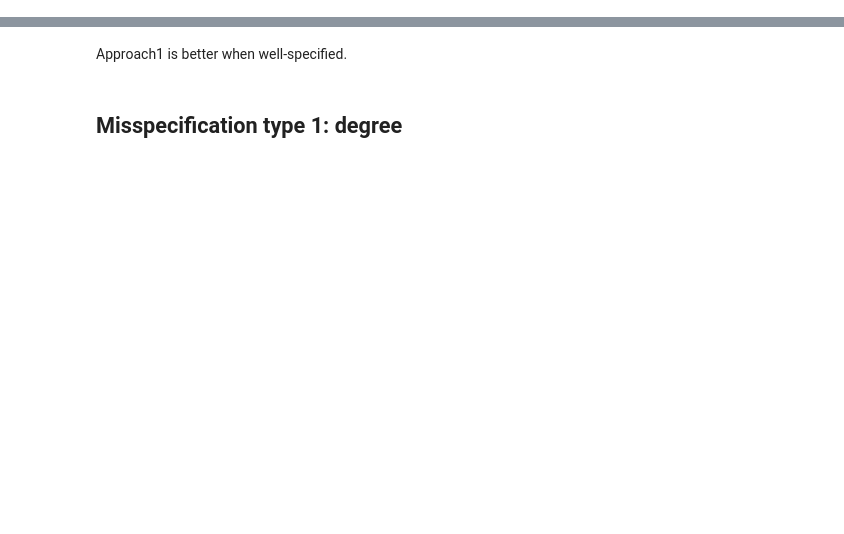
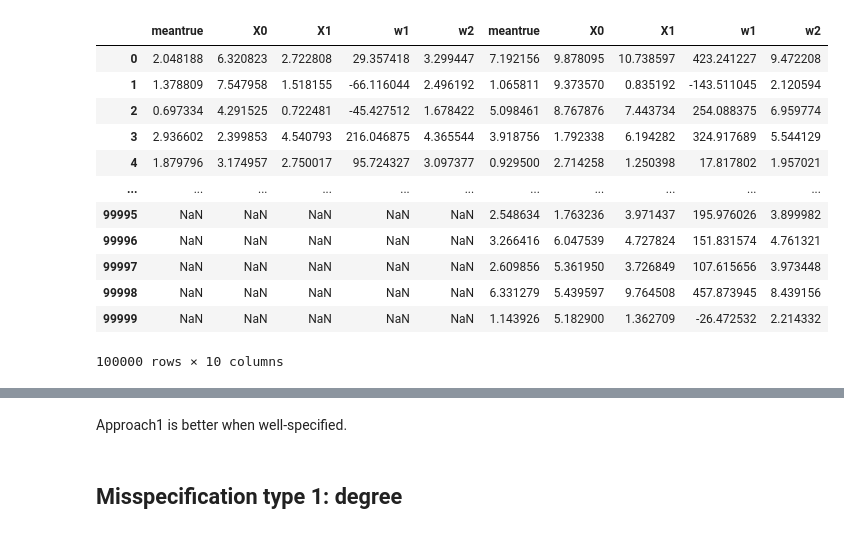
Before and after one commit to hyunjimoon/robust_optimization, a Jupyter notebook: src/SPEO.ipynb, the cells around one changed output, grey strips where cells are left out. Drawn from its saved outputs; the diff is of its cells as text; code cells hidden in the pictures; blank space fills up the shorter version.

```diff
--- a/src/SPEO.ipynb
+++ b/src/SPEO.ipynb
@@ -75,0 +51,18 @@ print(np.mean([- (profit * min(w, y) - cost * w) for w, y in zip(df.yw, df.what2
+# %%
+# err.plot(xlim = [1, 10], figsize = (15, 9), xlabel = "log2(trainsize)", ylabel = "loss")
+# err_m.plot(xlim = [1, 10], figsize = (15, 9), xlabel = "log2(trainsize)", ylabel = "misspecified_loss")
+pd.concat([train_df, test_df], axis= 1)
+# %% [output]
+|  | meantrue | X0 | X1 | w1 | w2 | meantrue | X0 | X1 | w1 | w2 |
+| 0 | 2.048188 | 6.320823 | 2.722808 | 29.357418 | 3.299447 | 7.192156 | 9.878095 | 10.738597 | 423.241227 | 9.472208 |
+| 1 | 1.378809 | 7.547958 | 1.518155 | -66.116044 | 2.496192 | 1.065811 | 9.373570 | 0.835192 | -143.511045 | 2.120594 |
+| 2 | 0.697334 | 4.291525 | 0.722481 | -45.427512 | 1.678422 | 5.098461 | 8.767876 | 7.443734 | 254.088375 | 6.959774 |
+| 3 | 2.936602 | 2.399853 | 4.540793 | 216.046875 | 4.365544 | 3.918756 | 1.792338 | 6.194282 | 324.917689 | 5.544129 |
+| 4 | 1.879796 | 3.174957 | 2.750017 | 95.724327 | 3.097377 | 0.929500 | 2.714258 | 1.250398 | 17.817802 | 1.957021 |
+| ... | ... | ... | ... | ... | ... | ... | ... | ... | ... | ... |
+| 99995 | NaN | NaN | NaN | NaN | NaN | 2.548634 | 1.763236 | 3.971437 | 195.976026 | 3.899982 |
+| 99996 | NaN | NaN | NaN | NaN | NaN | 3.266416 | 6.047539 | 4.727824 | 151.831574 | 4.761321 |
+| 99997 | NaN | NaN | NaN | NaN | NaN | 2.609856 | 5.361950 | 3.726849 | 107.615656 | 3.973448 |
+| 99998 | NaN | NaN | NaN | NaN | NaN | 6.331279 | 5.439597 | 9.764508 | 457.873945 | 8.439156 |
+| 99999 | NaN | NaN | NaN | NaN | NaN | 1.143926 | 5.182900 | 1.362709 | -26.472532 | 2.214332 |
+100000 rows × 10 columns
```
Also changed, not shown: parts of 17 cells of this notebook, 4 other files.
